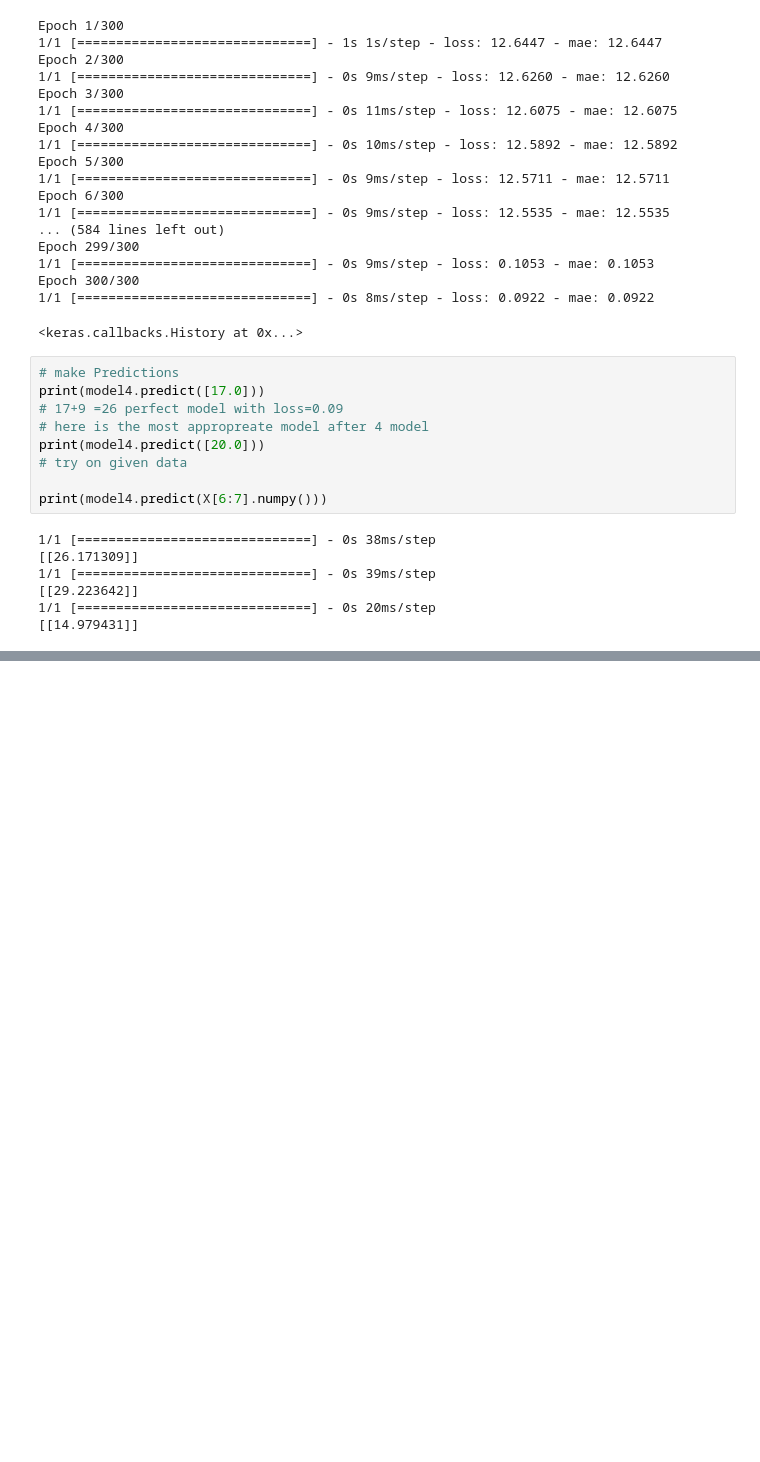
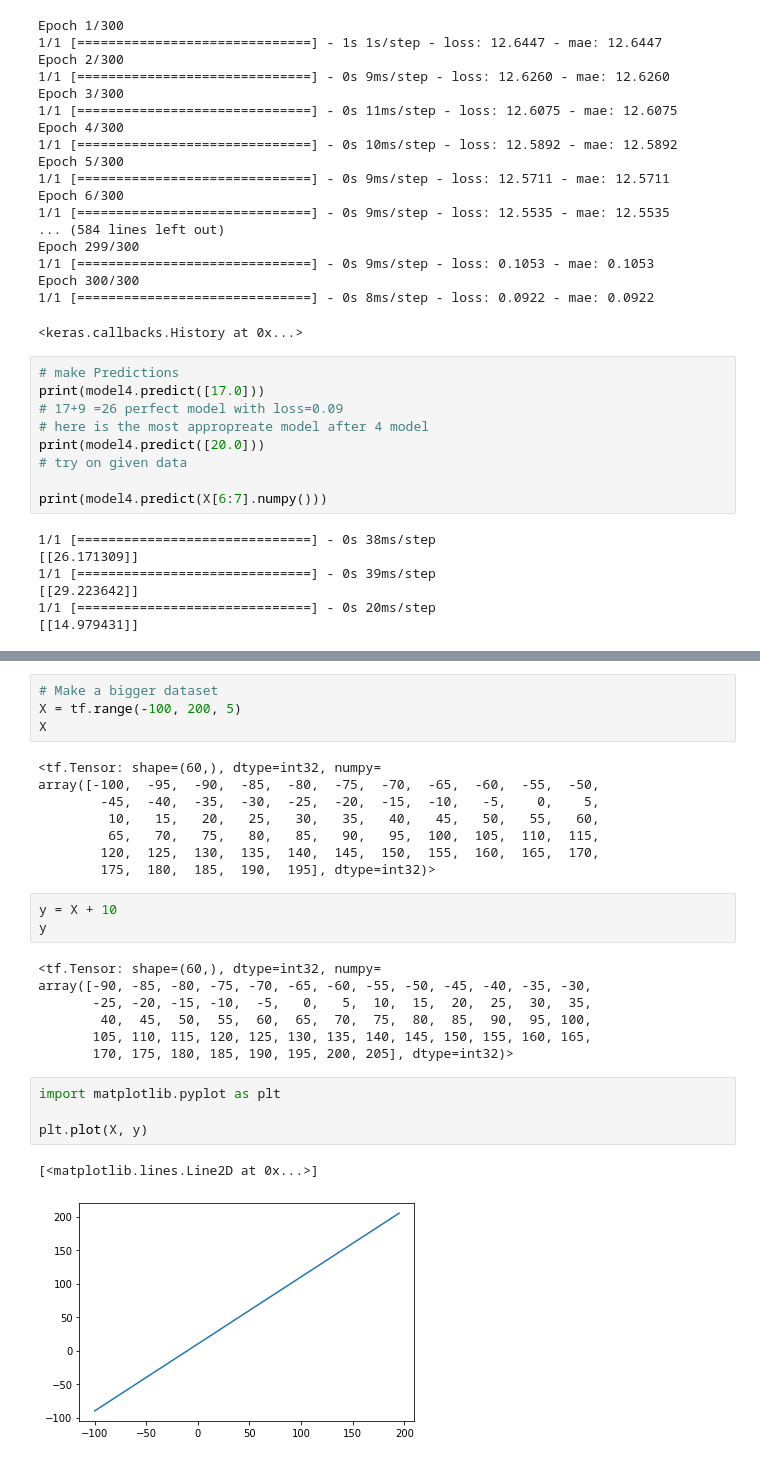
Before and after one commit to pravincoder/Fundamentals_tensorflow, a Jupyter notebook: Neural_Network_Regression.ipynb, the cells around one changed output, grey strips where cells are left out. Drawn from its saved outputs; the diff is of its cells as text; blank space fills up the shorter version.

```diff
--- a/Neural_Network_Regression.ipynb
+++ b/Neural_Network_Regression.ipynb
@@ -252,0 +274,29 @@ print(model4.predict(X[6:7].numpy()))
+# %%
+# Make a bigger dataset
+X = tf.range(-100, 200, 5)
+X
+# %% [output]
+<tf.Tensor: shape=(60,), dtype=int32, numpy=
+array([-100,  -95,  -90,  -85,  -80,  -75,  -70,  -65,  -60,  -55,  -50,
+        -45,  -40,  -35,  -30,  -25,  -20,  -15,  -10,   -5,    0,    5,
+         10,   15,   20,   25,   30,   35,   40,   45,   50,   55,   60,
+         65,   70,   75,   80,   85,   90,   95,  100,  105,  110,  115,
+        120,  125,  130,  135,  140,  145,  150,  155,  160,  165,  170,
+        175,  180,  185,  190,  195], dtype=int32)>
+# %%
+y = X + 10
+y
+# %% [output]
+<tf.Tensor: shape=(60,), dtype=int32, numpy=
+array([-90, -85, -80, -75, -70, -65, -60, -55, -50, -45, -40, -35, -30,
+       -25, -20, -15, -10,  -5,   0,   5,  10,  15,  20,  25,  30,  35,
+        40,  45,  50,  55,  60,  65,  70,  75,  80,  85,  90,  95, 100,
+       105, 110, 115, 120, 125, 130, 135, 140, 145, 150, 155, 160, 165,
+       170, 175, 180, 185, 190, 195, 200, 205], dtype=int32)>
+# %%
+import matplotlib.pyplot as plt
+
+plt.plot(X, y)
+# %% [output]
+[<matplotlib.lines.Line2D at 0x...>]
+[figure, added]
```
Also changed, not shown: parts of 29 cells of this notebook.
